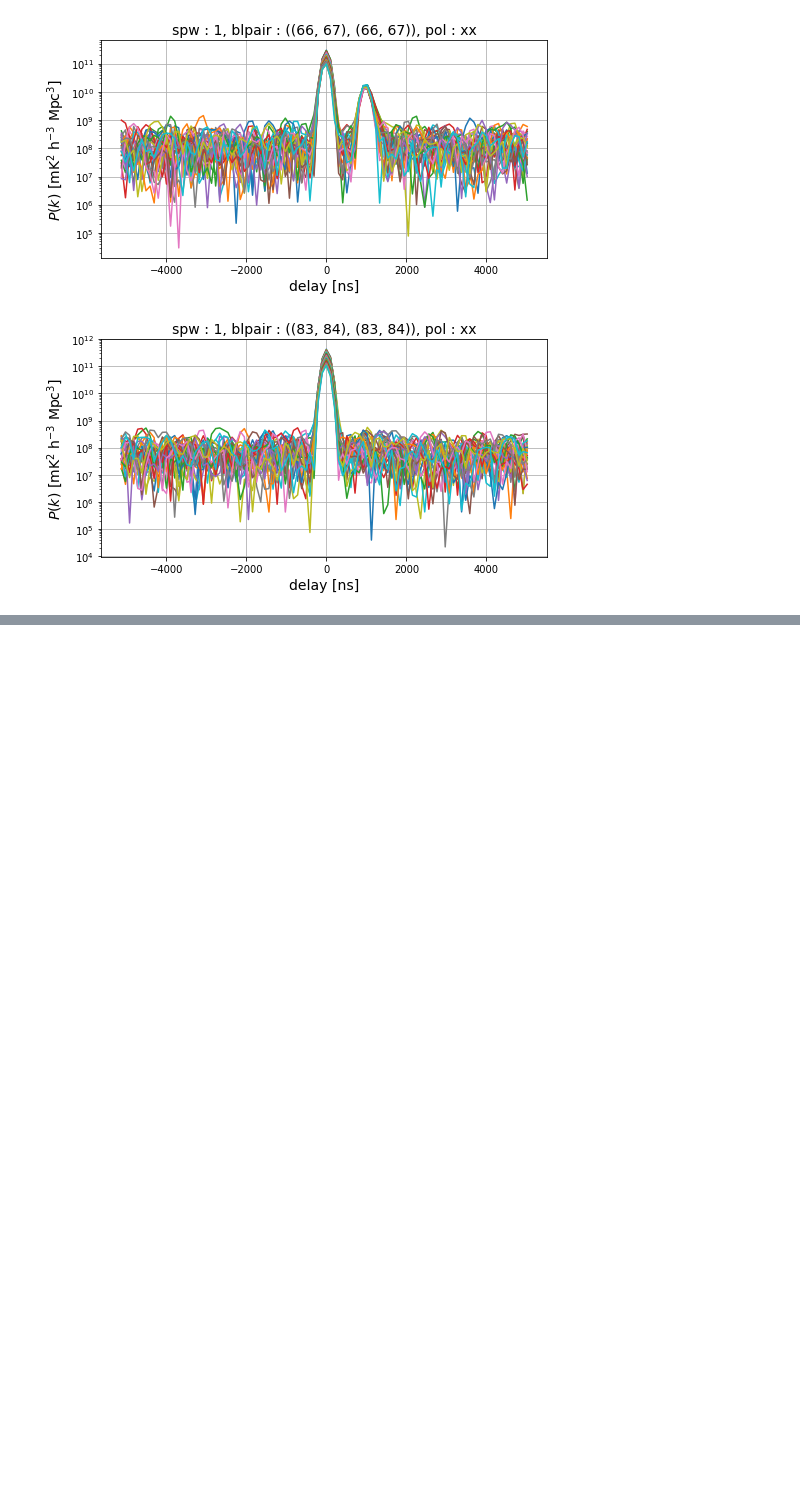
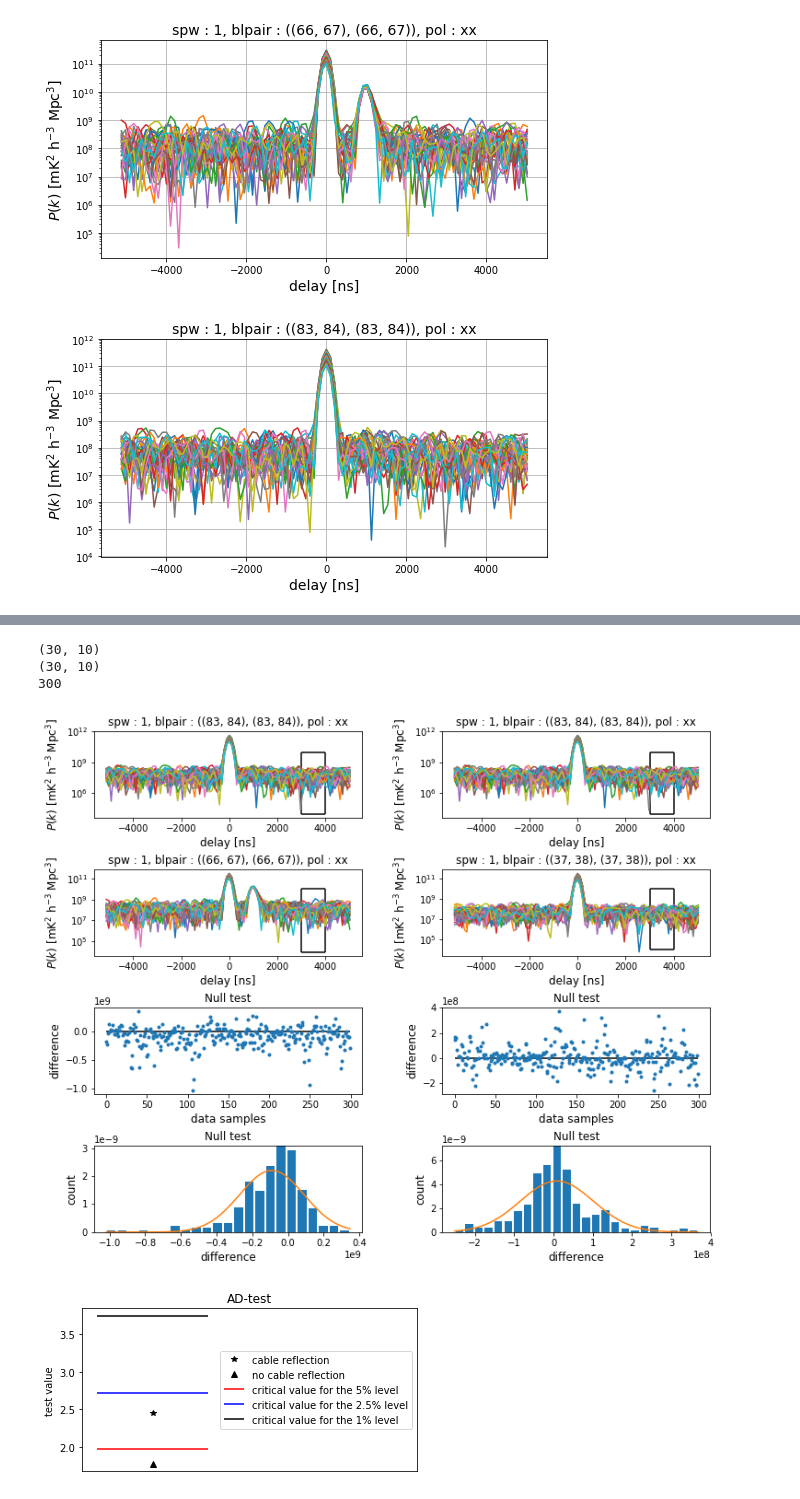
Before and after one commit to acliu/mcgill_sandbox, a Jupyter notebook: dixin/cable_reflection.ipynb, the cells around one changed output, grey strips where cells are left out. Cells and saved outputs as stored; diff of their text form; code cells hidden in the pictures; blank space fills up the shorter version.

```diff
--- a/dixin/cable_reflection.ipynb
+++ b/dixin/cable_reflection.ipynb
@@ -216,0 +384,8 @@ for i in range(6):
+# %%
+null_test(3000, 4000,'no')
+# %% [output]
+(30, 10)
+(30, 10)
+300
+[figure, added]
+[figure, added]
```
Also changed, not shown: parts of 19 cells of this notebook.
